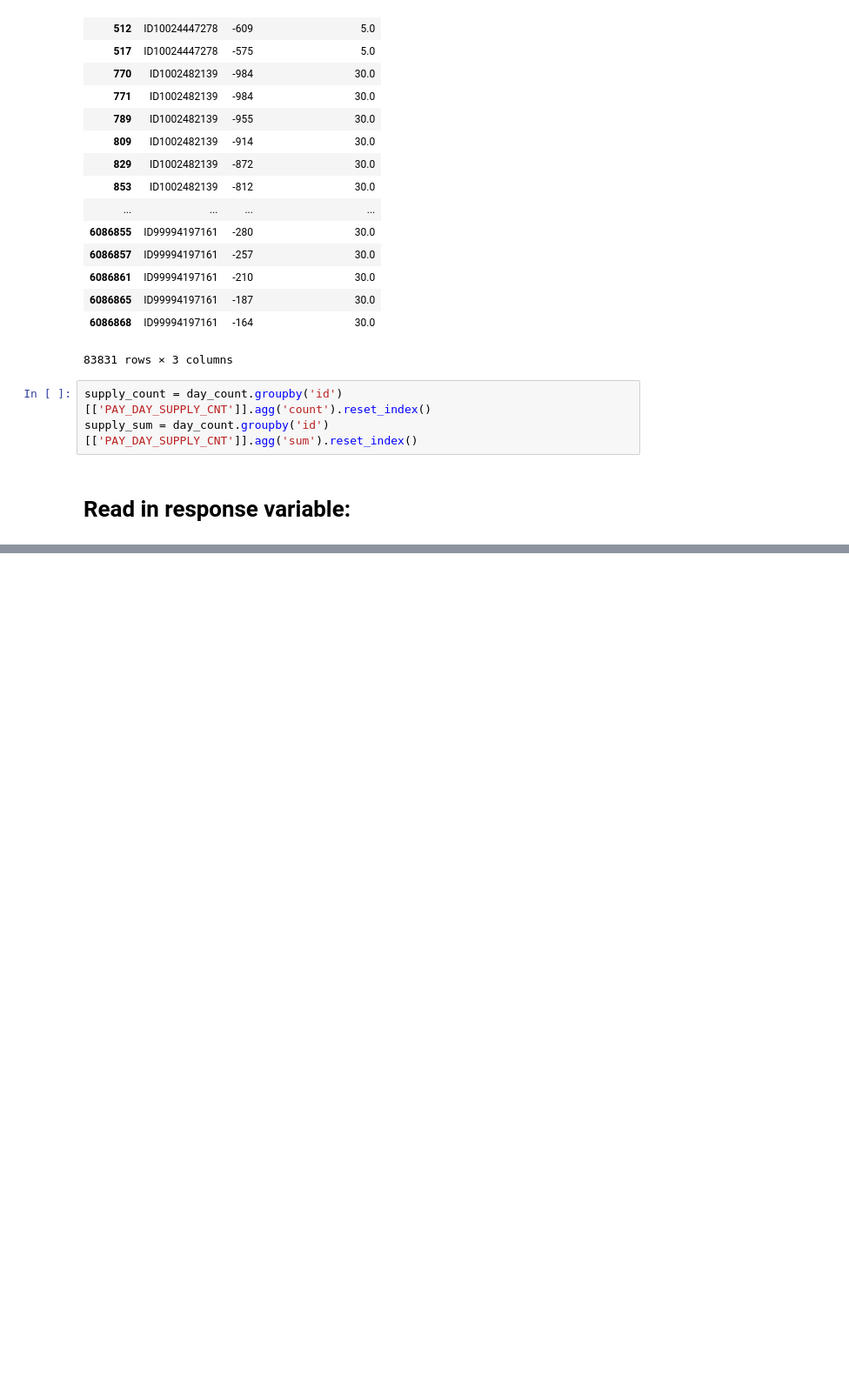
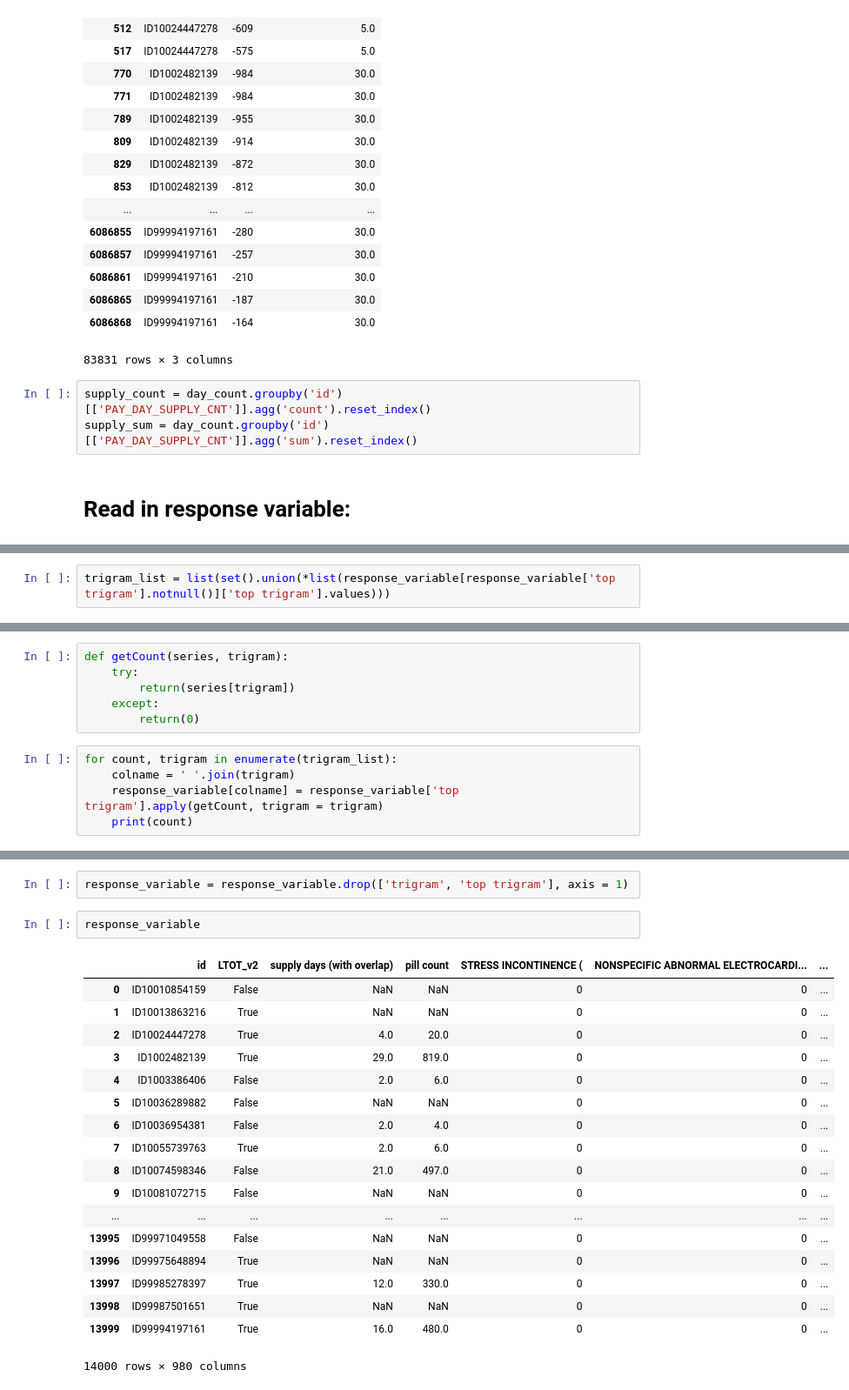
Before and after one commit to chenson2018/Humana-Mays-Competition, a Jupyter notebook: Chris Response Variable Exploration.ipynb, the cells around one changed output, grey strips where cells are left out. Shown at 87% size. Saved outputs shown, nothing was run; the diff lists cells and outputs as text; blank space fills up the shorter version.

```diff
--- a/Chris Response Variable Exploration.ipynb
+++ b/Chris Response Variable Exploration.ipynb
@@ -293,0 +369,2 @@ response_variable
+# %%
+trigram_list = list(set().union(*list(response_variable[response_variable['top trigram'].notnull()]['top trigram'].values)))
@@ -293,0 +375,11 @@ response_variable
+# %%
+def getCount(series, trigram):
+    try:
+        return(series[trigram])
+    except:
+        return(0)
+# %%
+for count, trigram in enumerate(trigram_list):
+    colname = ' '.join(trigram)
+    response_variable[colname] = response_variable['top trigram'].apply(getCount, trigram = trigram)
+    print(count)
@@ -293,0 +404,23 @@ response_variable
+# %%
+response_variable = response_variable.drop(['trigram', 'top trigram'], axis = 1)
+# %%
+response_variable
+# %% [output]
+|  | id | LTOT_v2 | supply days (with overlap) | pill count | STRESS INCONTINENCE ( | NONSPECIFIC ABNORMAL ELECTROCARDI... | ... |
+| 0 | ID10010854159 | False | NaN | NaN | 0 | 0 | ... |
+| 1 | ID10013863216 | True | NaN | NaN | 0 | 0 | ... |
+| 2 | ID10024447278 | True | 4.0 | 20.0 | 0 | 0 | ... |
+| 3 | ID1002482139 | True | 29.0 | 819.0 | 0 | 0 | ... |
+| 4 | ID1003386406 | False | 2.0 | 6.0 | 0 | 0 | ... |
+| 5 | ID10036289882 | False | NaN | NaN | 0 | 0 | ... |
+| 6 | ID10036954381 | False | 2.0 | 4.0 | 0 | 0 | ... |
+| 7 | ID10055739763 | True | 2.0 | 6.0 | 0 | 0 | ... |
+| 8 | ID10074598346 | False | 21.0 | 497.0 | 0 | 0 | ... |
+| 9 | ID10081072715 | False | NaN | NaN | 0 | 0 | ... |
+| ... | ... | ... | ... | ... | ... | ... | ... |
+| 13995 | ID99971049558 | False | NaN | NaN | 0 | 0 | ... |
+| 13996 | ID99975648894 | True | NaN | NaN | 0 | 0 | ... |
+| 13997 | ID99985278397 | True | 12.0 | 330.0 | 0 | 0 | ... |
+| 13998 | ID99987501651 | True | NaN | NaN | 0 | 0 | ... |
+| 13999 | ID99994197161 | True | 16.0 | 480.0 | 0 | 0 | ... |
+14000 rows × 980 columns
```
Also changed, not shown: parts of 12 cells of this notebook.
